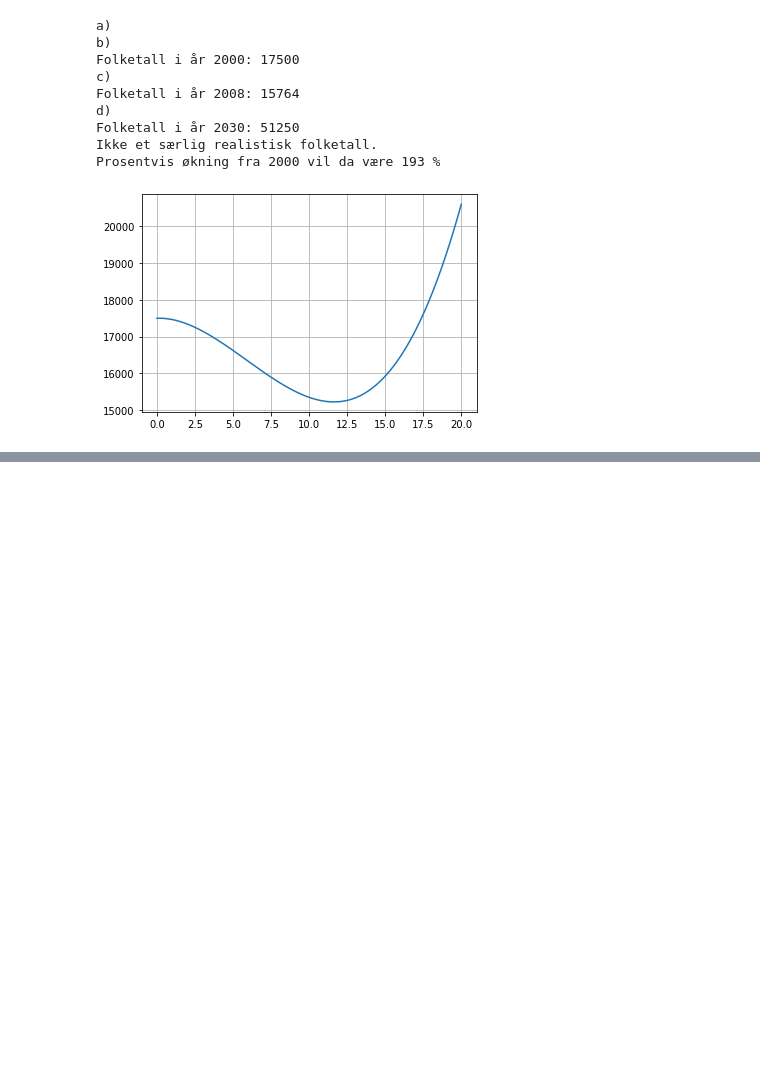
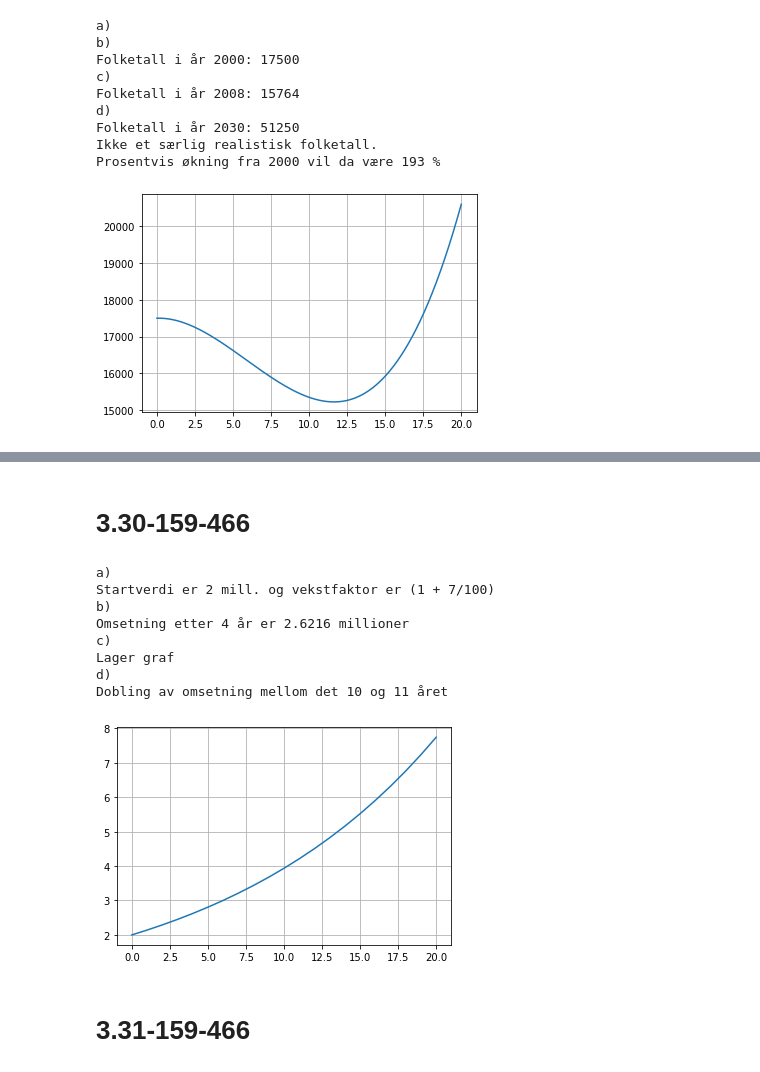
Before and after one commit to bitjungle/1T-Monster, a Jupyter notebook: kapittel-03.ipynb, the cells around one changed output, grey strips where cells are left out. Cells and saved outputs as stored; diff of their text form; code cells hidden in the pictures; blank space fills up the shorter version.

```diff
--- a/kapittel-03.ipynb
+++ b/kapittel-03.ipynb
@@ -889,0 +929,36 @@ Prosentvis økning fra 2000 vil da være 193 %
+# %% [markdown]
+# 3.30-159-466
+# %%
+def O(x):
+    return 2 * 1.07**x
+
+print('a)')
+print('Startverdi er 2 mill. og vekstfaktor er (1 + 7/100)')
+
+print('b)')
+print('Omsetning etter 4 år er', round(O(4), 4), 'millioner')
+
+print('c)')
+print('Lager graf')
+aar = np.linspace(0, 20, 21)
+oms = O(aar)
+plt.plot(aar, oms)
+plt.grid()
+
+print('d)')
+a = 0
+while oms[a] < (2*2): # Leter etter dobling av omsetning
+    a += 1 # går ett år framover
+print('Dobling av omsetning mellom det', a-1, 'og', a, 'året')
+# %% [output]
+a)
+Startverdi er 2 mill. og vekstfaktor er (1 + 7/100)
+b)
+Omsetning etter 4 år er 2.6216 millioner
+c)
+Lager graf
+d)
+Dobling av omsetning mellom det 10 og 11 året
+[figure, added]
+# %% [markdown]
+# 3.31-159-466
```
Also changed, not shown: parts of 14 cells of this notebook, 1 other file.
